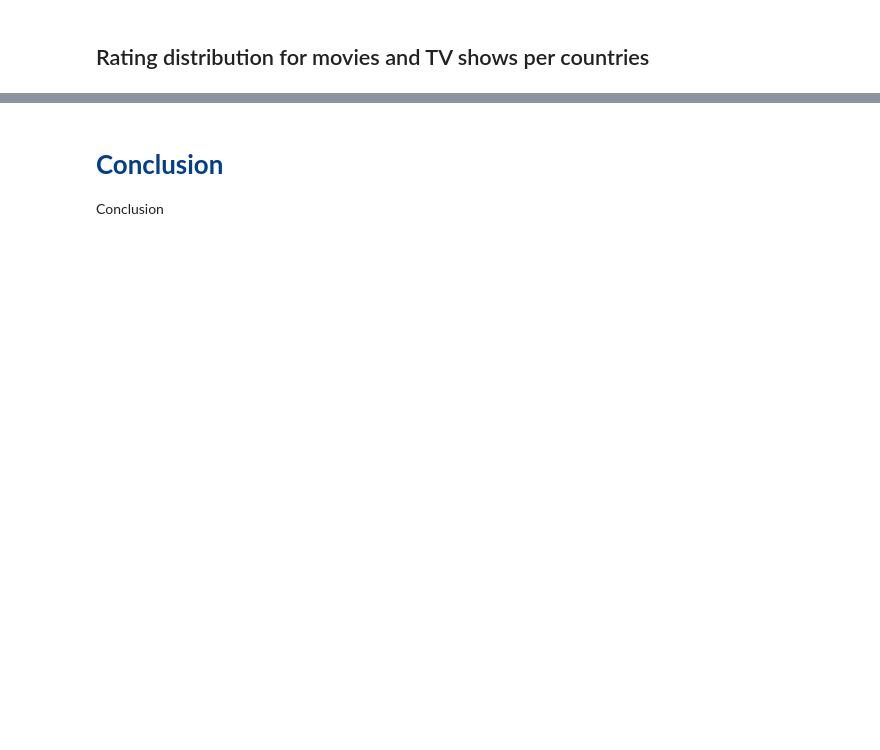
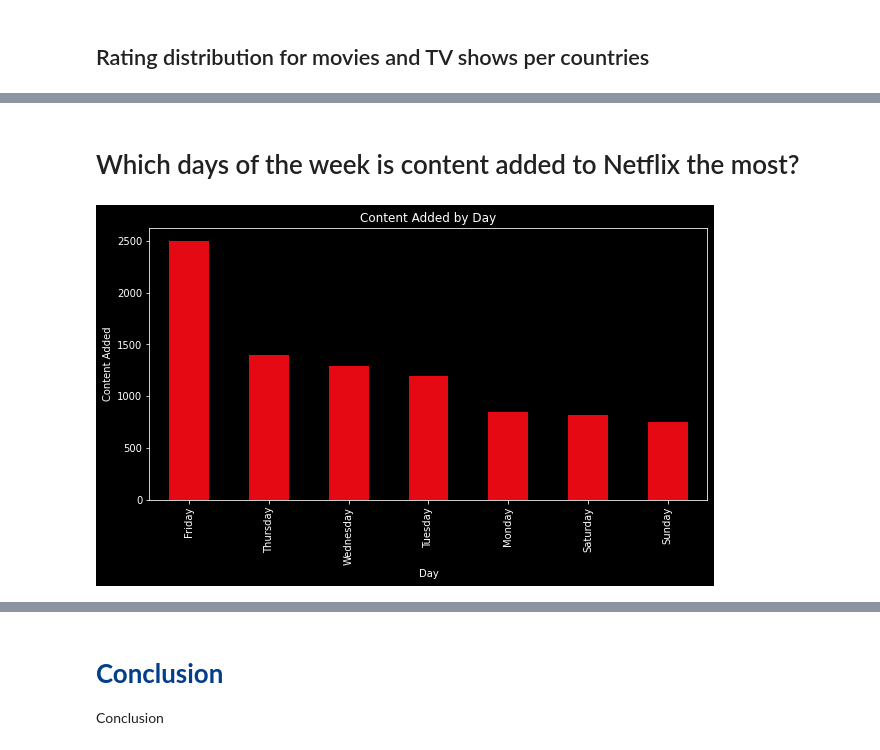
Before and after one commit to bhagirathbhard/Analysis-Netflix-Content-Library, a Jupyter notebook: A7_Netflix_Content_Analysis.ipynb, the cells around one changed output, grey strips where cells are left out. Saved outputs shown, nothing was run; the diff lists cells and outputs as text; code cells hidden in the pictures; blank space fills up the shorter version.

```diff
--- a/A7_Netflix_Content_Analysis.ipynb
+++ b/A7_Netflix_Content_Analysis.ipynb
@@ -515,0 +615,12 @@ NameError: ignored
+# %% [markdown]
+# Which days of the week is content added to Netflix the most?
+# %%
+#Plot which days of the week content is added to Netflix the most in descending order
+netflix_ds['date_added'].dt.day_name().value_counts().sort_values(ascending=False).plot(kind='bar', figsize=(10,5), color='#E50914')
+#Label the plot
+plt.xlabel('Day')
+plt.ylabel('Content Added')
+plt.title('Content Added by Day')
+plt.show()
+# %% [output]
+[figure, added]
```
Also changed, not shown: parts of 40 cells of this notebook.
